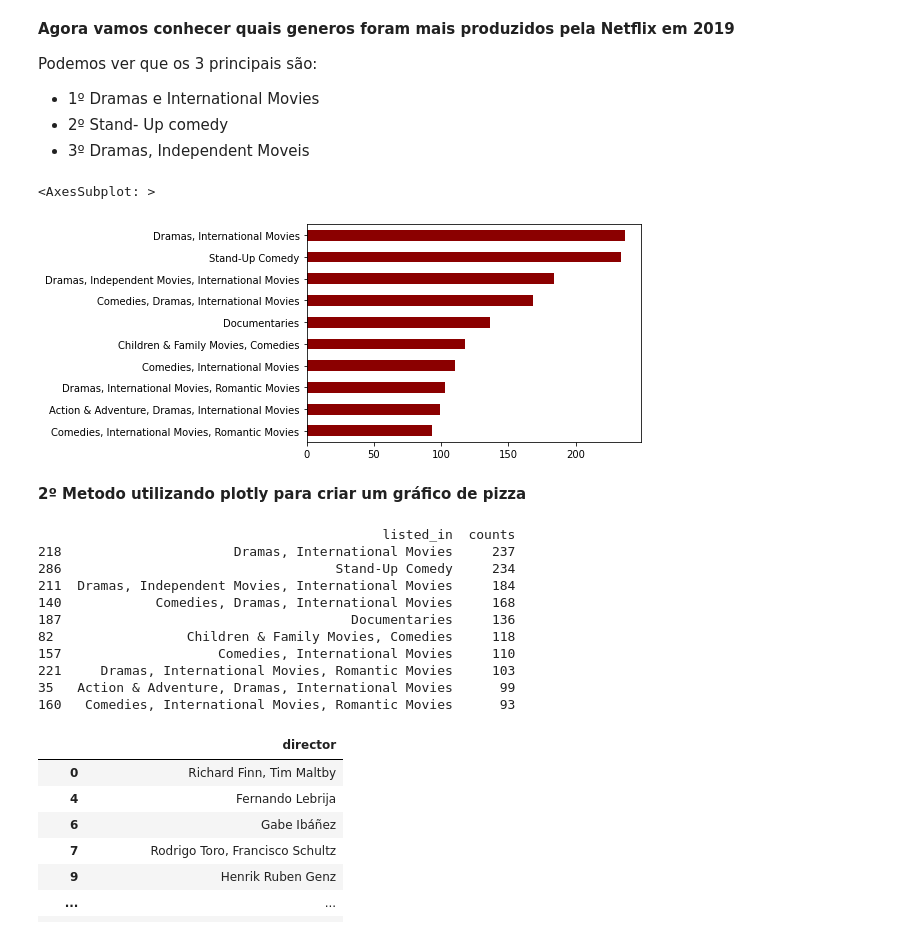
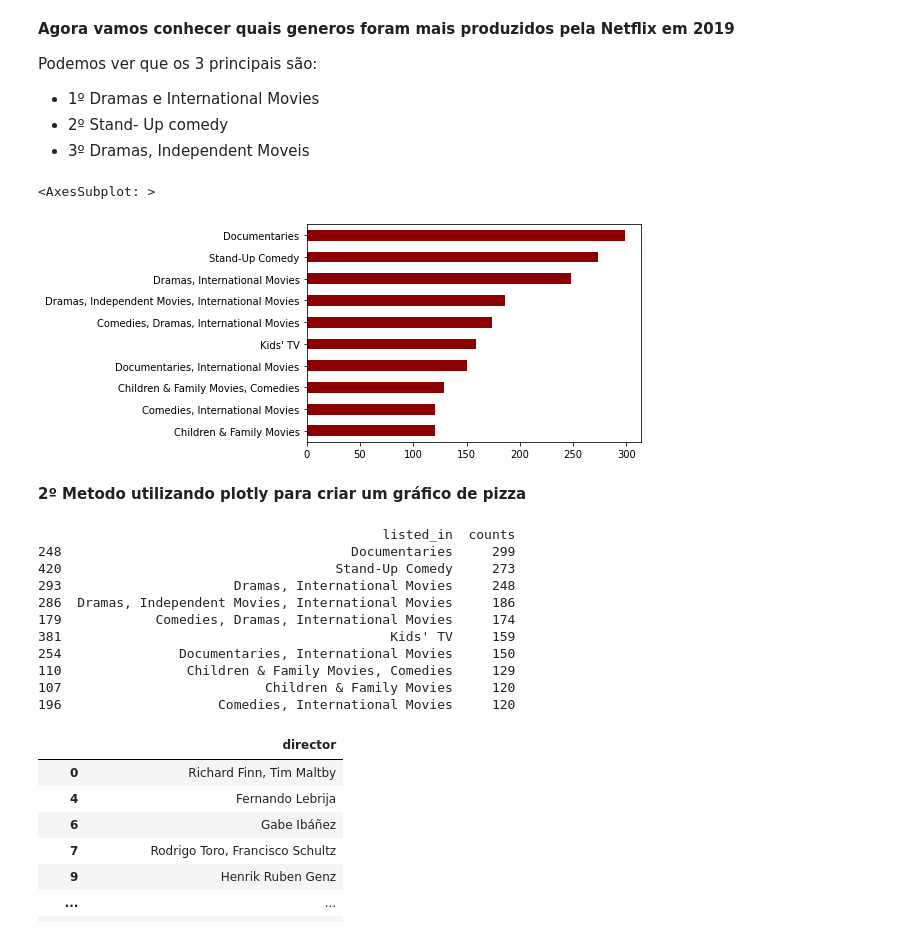
Before and after one commit to Hugox96/Netfliz_Python, a Jupyter notebook: Netflix.ipynb, the cells around one changed output. Saved outputs shown, nothing was run; the diff lists cells and outputs as text; code cells hidden in the pictures.

```diff
--- a/Netflix.ipynb
+++ b/Netflix.ipynb
@@ -292,28 +292,28 @@ Podemos ver que os 3 principais são:
 * 3º Dramas, Independent Moveis
 # %%
 # Podemos fazer de forma simplificada e direta
-netflix_dados["listed_in"].value_counts().head(10).sort_values().plot(kind="barh")
+netflix["listed_in"].value_counts().head(10).sort_values().plot(kind="barh")
 # %% [output]
 <AxesSubplot: >
-[figure, old version]
+[figure, new version]
 # %% [markdown]
 **2º Metodo utilizando plotly para criar um gráfico de pizza**
 # %%
 # criando a variável generos para armezenar os generos mais frequentes
-generos = netflix_dados.groupby(["listed_in"]).size().reset_index(name="counts").sort_values(by="counts", ascending=False).head(10)
+generos = netflix.groupby(["listed_in"]).size().reset_index(name="counts").sort_values(by="counts", ascending=False).head(10)
 print(generos)
 # %% [output]
                                             listed_in  counts
-218                      Dramas, International Movies     237
-286                                   Stand-Up Comedy     234
-211  Dramas, Independent Movies, International Movies     184
-140            Comedies, Dramas, International Movies     168
-187                                     Documentaries     136
-82                 Children & Family Movies, Comedies     118
-157                    Comedies, International Movies     110
-221     Dramas, International Movies, Romantic Movies     103
-35   Action & Adventure, Dramas, International Movies      99
-160   Comedies, International Movies, Romantic Movies      93
+248                                     Documentaries     299
+420                                   Stand-Up Comedy     273
+293                      Dramas, International Movies     248
+286  Dramas, Independent Movies, International Movies     186
+179            Comedies, Dramas, International Movies     174
+381                                          Kids' TV     159
+254               Documentaries, International Movies     150
+110                Children & Family Movies, Comedies     129
+107                          Children & Family Movies     120
+196                    Comedies, International Movies     120
 # %%
 # Criando o gráfico de pizza com as porcentagens
 pieChart = px.pie(generos, values='counts', names='listed_in',color_discrete_sequence=px.colors.sequential.RdBu, title='Top 10 generos Netflix')
```
Also changed, not shown: parts of 1 cell of this notebook, 1 other file.
